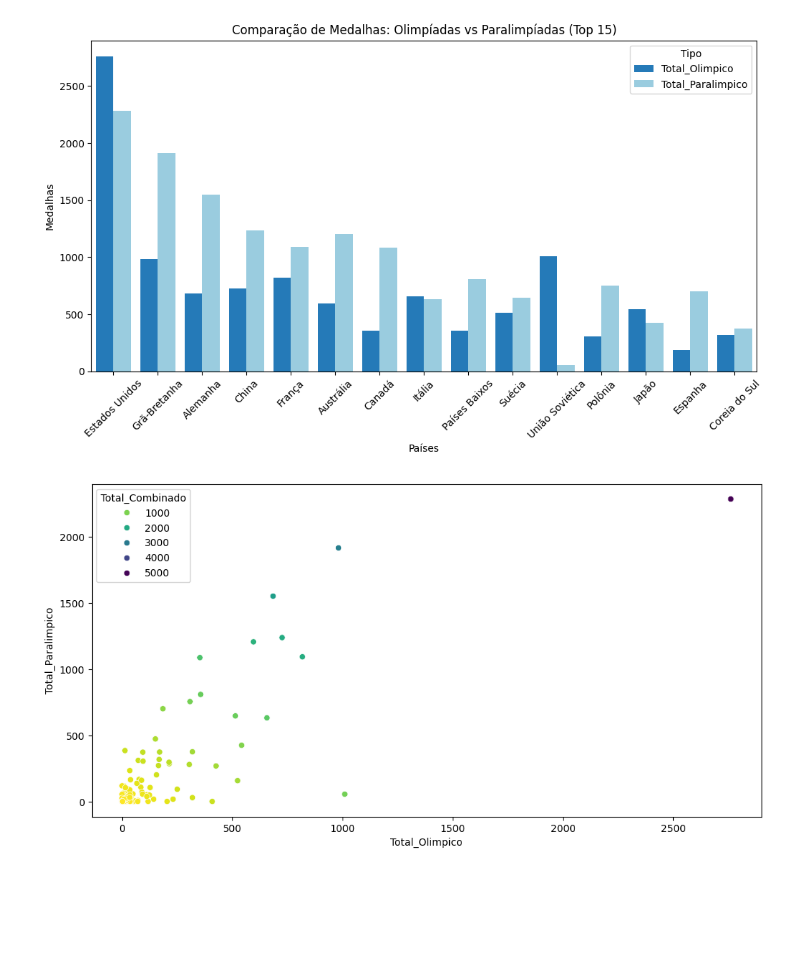
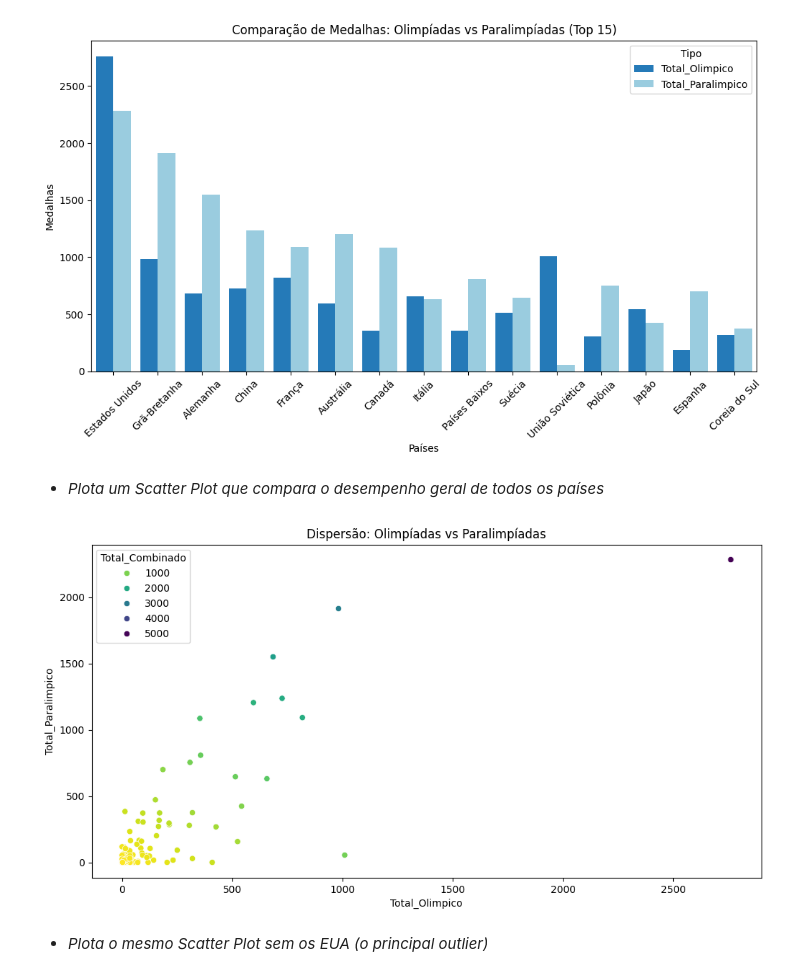
Before and after one commit to ClaraCaldas/Projeto-ICD, a Jupyter notebook: comparativo_olimpiadas_e_paralimpiadas.ipynb, the cells around one changed output. Saved outputs shown, nothing was run; the diff lists cells and outputs as text; code cells hidden in the pictures; blank space fills up the shorter version.

Commit message:
Adiciona comparação de medalhas olimpiadas e paralimpiadas

```diff
--- a/comparativo_olimpiadas_e_paralimpiadas.ipynb
+++ b/comparativo_olimpiadas_e_paralimpiadas.ipynb
@@ -195,16 +215,21 @@ def compara_potencias():
 compara_potencias()
 # %% [output]
 [figure]
+# %% [markdown]
+- *Plota um Scatter Plot que compara o desempenho geral de todos os países*
 # %%
 def scatter_plot():
 
     plt.figure(figsize=(12, 6))
     sns.scatterplot(data= df_olim_e_para, x= "Total_Olimpico", y= "Total_Paralimpico", hue= "Total_Combinado", palette= "viridis_r")
+    plt.title('Dispersão: Olimpíadas vs Paralimpíadas')
     plt.show()
 
 scatter_plot()
 # %% [output]
-[figure, old version]
+[figure, new version]
+# %% [markdown]
+- *Plota o mesmo Scatter Plot sem os EUA (o principal outlier)*
 # %%
 def scatter_plot_sem_eua():
     df_sem_eua = df_olim_e_para[df_olim_e_para["País"] != "Estados Unidos"]
```
Also changed, not shown: parts of 41 cells of this notebook.
